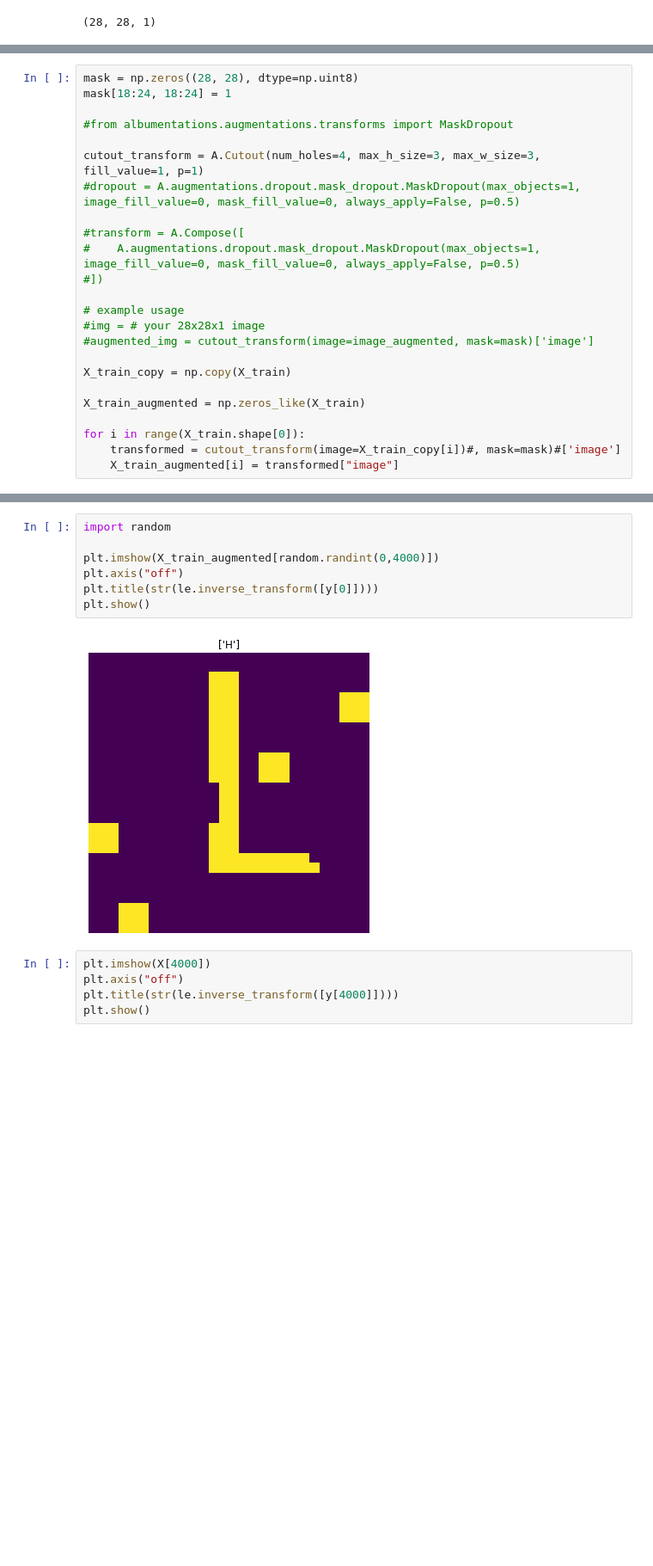
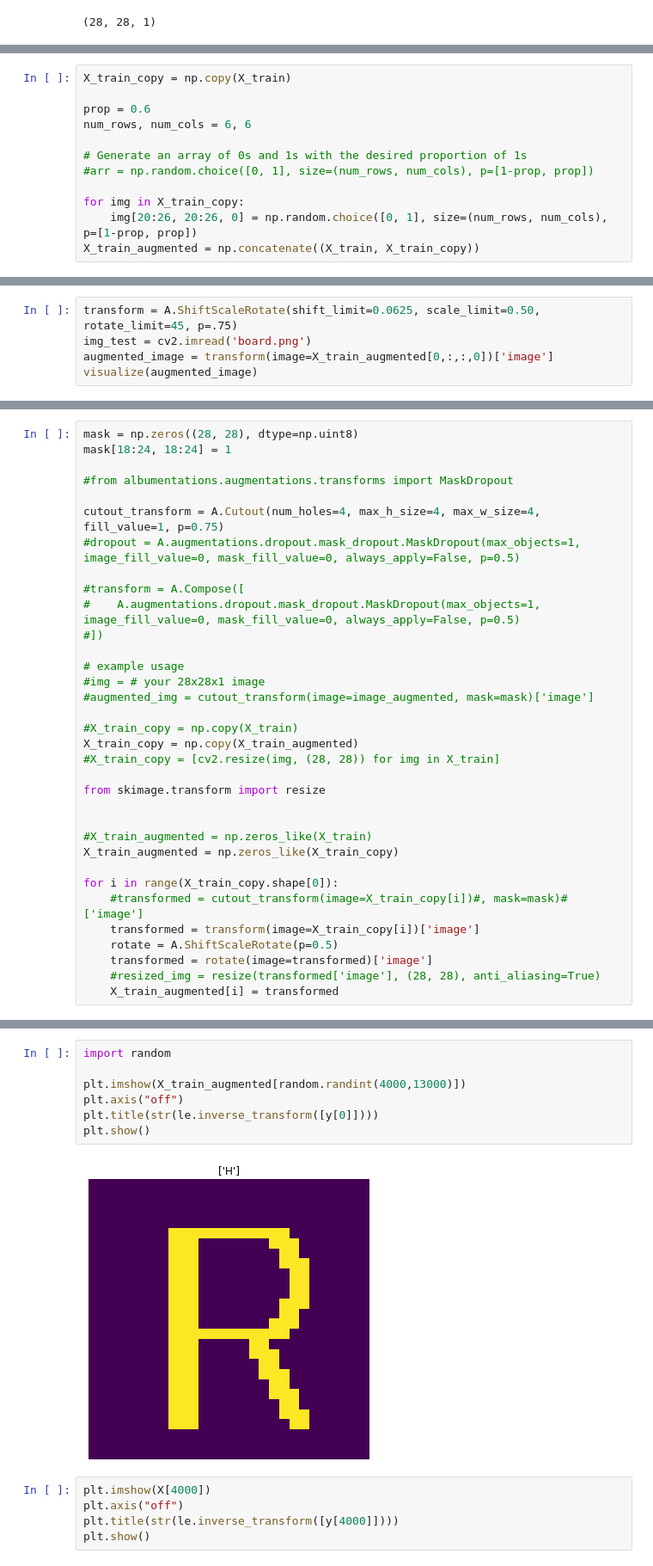
Before and after one commit to fyng/ScrabbleDetector, a Jupyter notebook: christine_cf_new.ipynb, the cells around one changed output, grey strips where cells are left out. Shown at 86% size. Cells and saved outputs as stored; diff of their text form; blank space fills up the shorter version.

```diff
--- a/christine_cf_new.ipynb
+++ b/christine_cf_new.ipynb
@@ -68,0 +69,12 @@ transform = A.Compose([
+# %%
+X_train_copy = np.copy(X_train)
+
+prop = 0.6
+num_rows, num_cols = 6, 6
+
+# Generate an array of 0s and 1s with the desired proportion of 1s
+#arr = np.random.choice([0, 1], size=(num_rows, num_cols), p=[1-prop, prop])
+
+for img in X_train_copy:
+    img[20:26, 20:26, 0] = np.random.choice([0, 1], size=(num_rows, num_cols), p=[1-prop, prop])
+X_train_augmented = np.concatenate((X_train, X_train_copy))
@@ -68,0 +103,5 @@ transform = A.Compose([
+# %%
+transform = A.ShiftScaleRotate(shift_limit=0.0625, scale_limit=0.50, rotate_limit=45, p=.75)
+img_test = cv2.imread('board.png')
+augmented_image = transform(image=X_train_augmented[0,:,:,0])['image']
+visualize(augmented_image)
@@ -72,7 +113,7 @@ mask[18:24, 18:24] = 1
 
 #from albumentations.augmentations.transforms import MaskDropout
 
-cutout_transform = A.Cutout(num_holes=4, max_h_size=3, max_w_size=3, fill_value=1, p=1)
+cutout_transform = A.Cutout(num_holes=4, max_h_size=4, max_w_size=4, fill_value=1, p=0.75)
 #dropout = A.augmentations.dropout.mask_dropout.MaskDropout(max_objects=1, image_fill_value=0, mask_fill_value=0, always_apply=False, p=0.5)
 
 #transform = A.Compose([
@@ -83,10 +124,20 @@ cutout_transform = A.Cutout(num_holes=4, max_h_size=3, max_w_size=3, fill_value=
 #img = # your 28x28x1 image
 #augmented_img = cutout_transform(image=image_augmented, mask=mask)['image']
 
-X_train_copy = np.copy(X_train)
+#X_train_copy = np.copy(X_train)
+X_train_copy = np.copy(X_train_augmented)
+#X_train_copy = [cv2.resize(img, (28, 28)) for img in X_train]
 
-X_train_augmented = np.zeros_like(X_train)
+from skimage.transform import resize
 
-for i in range(X_train.shape[0]):
-    transformed = cutout_transform(image=X_train_copy[i])#, mask=mask)#['image']
-    X_train_augmented[i] = transformed["image"]
+
+#X_train_augmented = np.zeros_like(X_train)
+X_train_augmented = np.zeros_like(X_train_copy)
+
+for i in range(X_train_copy.shape[0]):
+    #transformed = cutout_transform(image=X_train_copy[i])#, mask=mask)#['image']
+    transformed = transform(image=X_train_copy[i])['image']
+    rotate = A.ShiftScaleRotate(p=0.5)
+    transformed = rotate(image=transformed)['image']
+    #resized_img = resize(transformed['image'], (28, 28), anti_aliasing=True)
+    X_train_augmented[i] = transformed
@@ -93,12 +146,12 @@ for i in range(X_train.shape[0]):
 # %%
 import random
 
-plt.imshow(X_train_augmented[random.randint(0,4000)])
+plt.imshow(X_train_augmented[random.randint(4000,13000)])
 plt.axis("off")
 plt.title(str(le.inverse_transform([y[0]])))
 plt.show()
 # %% [output]
-[figure, old version]
+[figure, new version]
 # %%
 plt.imshow(X[4000])
 plt.axis("off")
```
Also changed, not shown: parts of 21 cells of this notebook, 1 other file.
